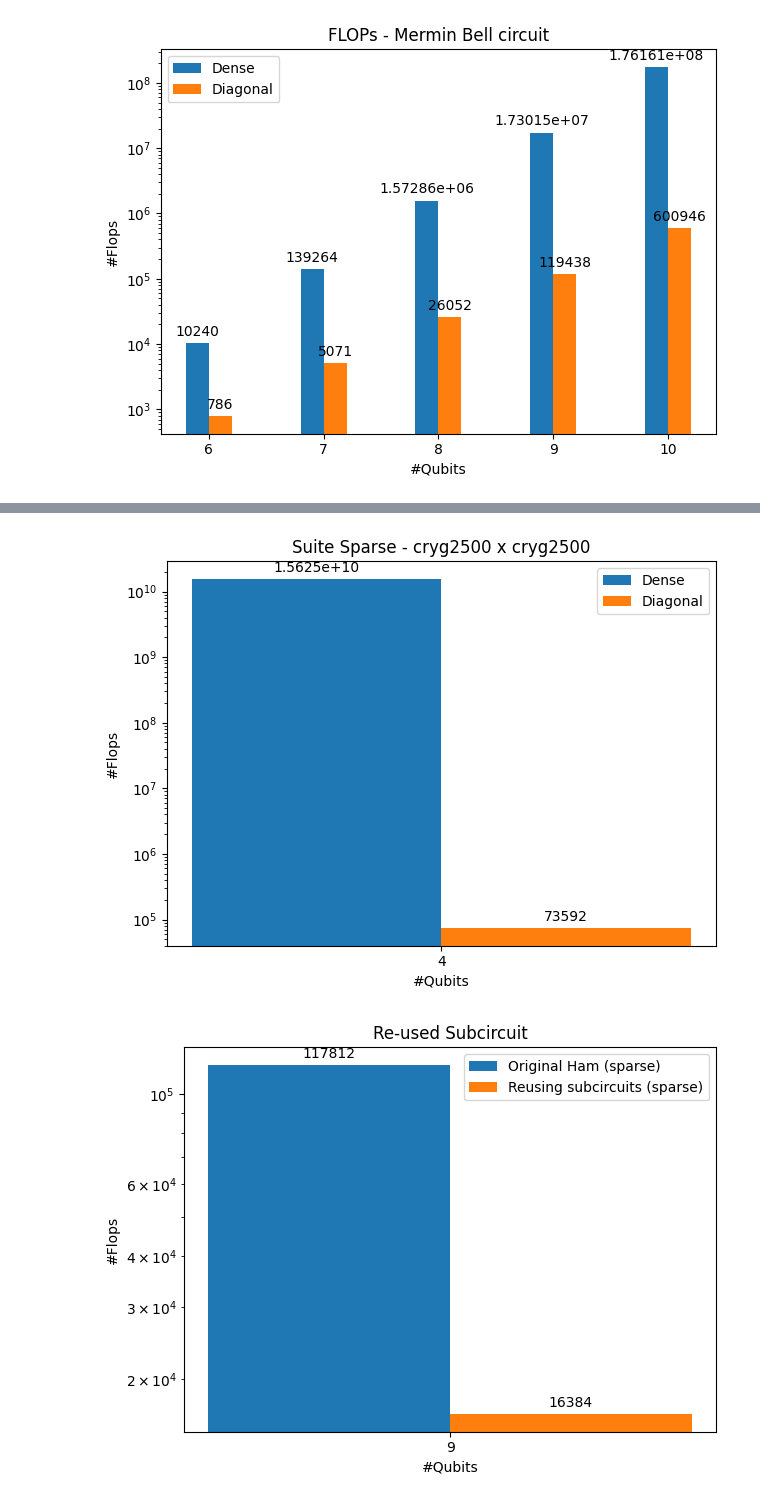
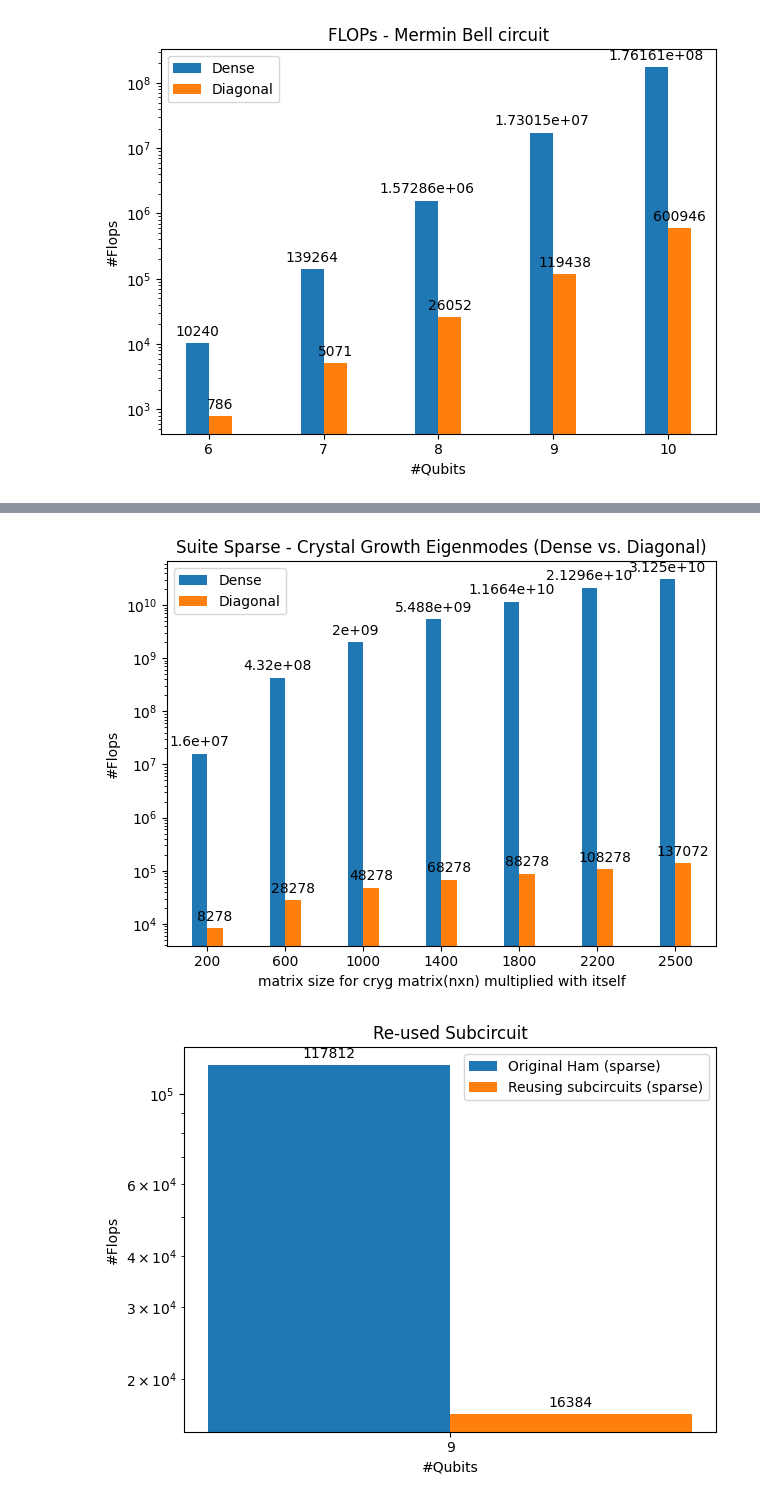
Before and after one commit to srikarchundury/diaq, a Jupyter notebook: benchmarks/analyze.ipynb, the cells around one changed output, grey strips where cells are left out. Cells and saved outputs as stored; diff of their text form; code cells hidden in the pictures.

Commit message:
measured cryg different rows/cols

```diff
--- a/benchmarks/analyze.ipynb
+++ b/benchmarks/analyze.ipynb
@@ -154,32 +154,43 @@ plt.show()
 # %%
-y9new = 15625000000
-y10new = 73592
+def get_add_mul_lists_suitesparse(version):
+    add_values = []
+    mul_values = []
+    for num in [200, 600, 1000, 1400, 1800, 2200, 2500]:
+        adds, muls = read_adds_muls("cryg" + str(num) + version)
+        add_values.append(adds)
+        mul_values.append(muls)
+    return add_values, mul_values
+
+y1, z1 = get_add_mul_lists_suitesparse("dense")
+y1new = [x + y for x, y in zip(y1, z1)]
+y2, z2 = get_add_mul_lists_suitesparse("sparse")
+y2new = [x + y for x, y in zip(y2, z2)]
 # %%
 import math
 
-labels = ["4"]
+labels = ["200", "600", "1000", "1400", "1800", "2200", "2500"]
 
 x = np.arange(len(labels))  # the label locations
 width = 0.2  # the width of the bars
 
 fig, ax = plt.subplots()
-rects1 = ax.bar(x - width/2, [y9new], width, label='Dense')
-rects2 = ax.bar(x + width/2, [y10new], width, label='Diagonal')
+rects1 = ax.bar(x - width/2, y1new, width, label='Dense')
+rects2 = ax.bar(x + width/2, y2new, width, label='Diagonal')
 
 ax.set_yscale('log')
 ax.set_ylabel('#Flops')
-ax.set_xlabel('#Qubits')
-ax.set_title('Suite Sparse - cryg2500 x cryg2500')
+ax.set_xlabel('matrix size for cryg matrix(nxn) multiplied with itself')
+ax.set_title('Suite Sparse - Crystal Growth Eigenmodes (Dense vs. Diagonal)')
 ax.set_xticks(x, labels)
 ax.legend()
 
 ax.bar_label(rects1, padding=3)
 ax.bar_label(rects2, padding=3)
 
 fig.tight_layout()
 plt.show()
 # %% [output]
-[figure, old version]
+[figure, new version]
 # %%
 y11, z11 = read_adds_muls("ham9sparse")
 y11new = y11 + z11
```
Also changed, not shown: parts of 2 cells of this notebook, 1 other file.
